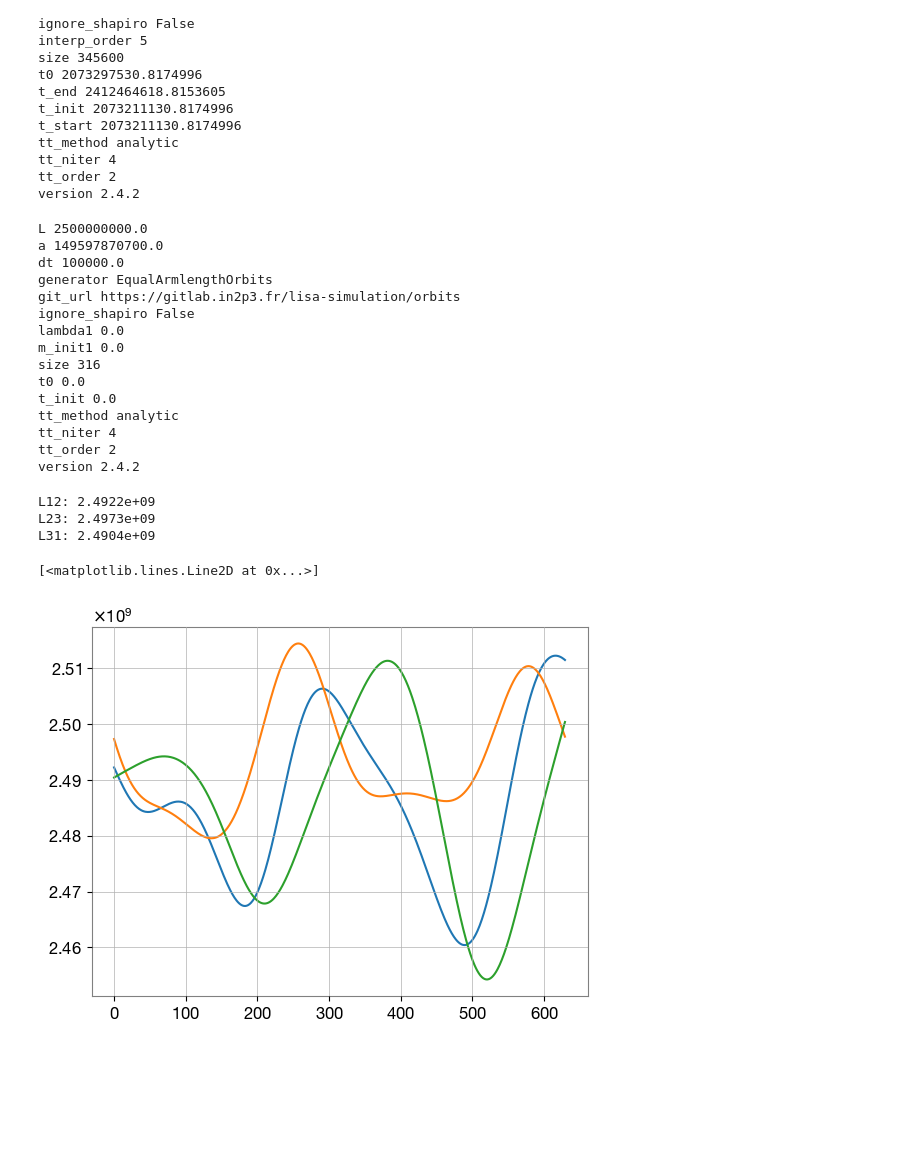
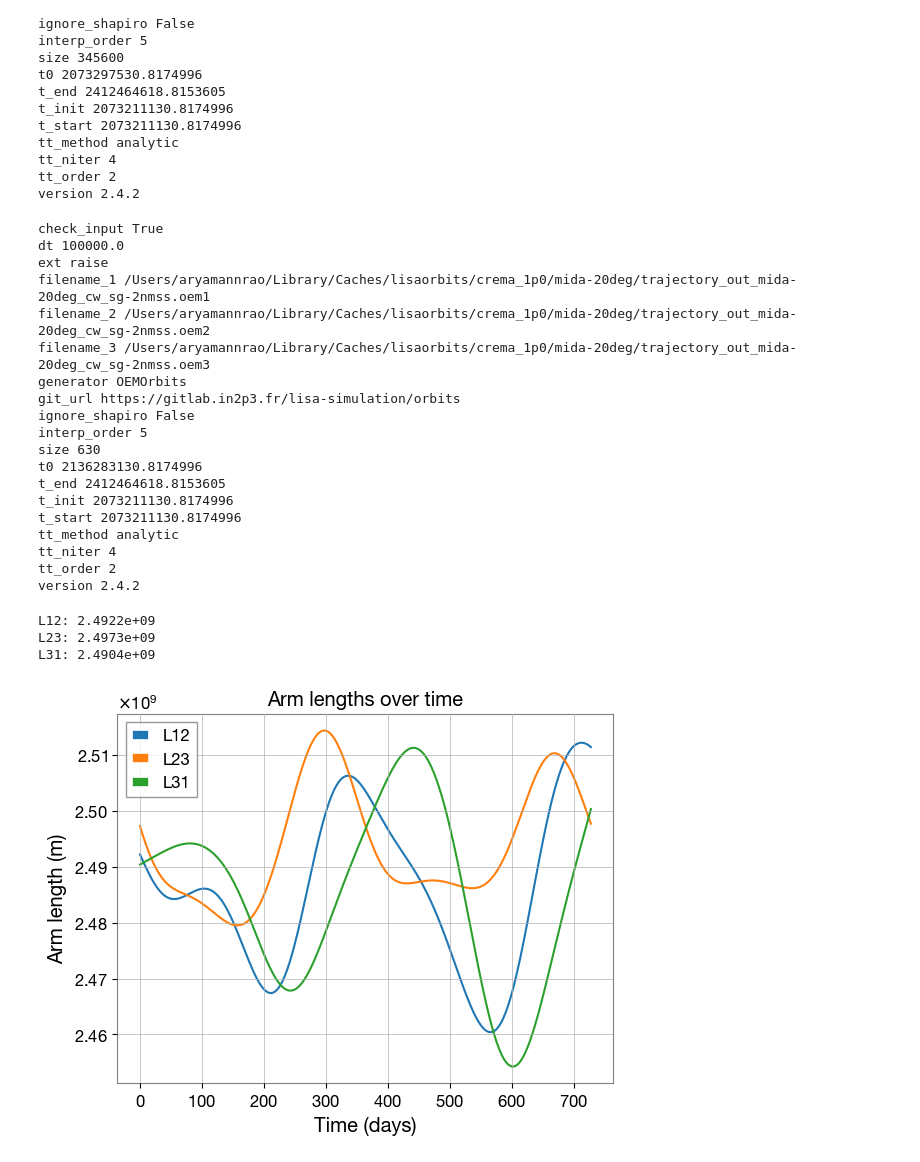
Before and after one commit to AryamannRao/LISAGlitchSignalClassifier, a Jupyter notebook: src/notebooks/random.ipynb, the cells around one changed output. Cells and saved outputs as stored; diff of their text form; code cells hidden in the pictures; blank space fills up the shorter version.

```diff
--- a/src/notebooks/random.ipynb
+++ b/src/notebooks/random.ipynb
@@ -189,27 +189,33 @@ path = DIST / 'orbits' / 'orbits3.h5'
 lisa_orbits = EqualArmlengthOrbits()
 lisa_orbits.write(path)
 # %%
-with h5py.File(path, "r") as f:
+with h5py.File(orbits_path, "r") as f:
     for key, value in f.attrs.items():
         print(key, value)
 # %% [output]
-L 2500000000.0
-a 149597870700.0
+check_input True
 dt 100000.0
-generator EqualArmlengthOrbits
+ext raise
+filename_1 /Users/aryamannrao/Library/Caches/lisaorbits/crema_1p0/mida-20deg/trajectory_out_mida-20deg_cw_sg-2nmss.oem1
+filename_2 /Users/aryamannrao/Library/Caches/lisaorbits/crema_1p0/mida-20deg/trajectory_out_mida-20deg_cw_sg-2nmss.oem2
+filename_3 /Users/aryamannrao/Library/Caches/lisaorbits/crema_1p0/mida-20deg/trajectory_out_mida-20deg_cw_sg-2nmss.oem3
+generator OEMOrbits
 git_url https://gitlab.in2p3.fr/lisa-simulation/orbits
 ignore_shapiro False
-lambda1 0.0
-m_init1 0.0
-size 316
-t0 0.0
-t_init 0.0
+interp_order 5
+size 630
+t0 2136283130.8174996
+t_end 2412464618.8153605
+t_init 2073211130.8174996
+t_start 2073211130.8174996
 tt_method analytic
 tt_niter 4
 tt_order 2
 version 2.4.2
 # %%
 orb = h5py.File(orbits_path, "r")
+orb_size = orb.attrs['size']
+orb_dt = orb.attrs['dt']
 # %%
 x = orb['tcb/x'][:]
 r1 = x[:,0,:]
@@ -228,11 +234,16 @@ L12: 2.4922e+09
 L23: 2.4973e+09
 L31: 2.4904e+09
 # %%
-plt.plot(L12)
-plt.plot(L23)
-plt.plot(L31)
+t = np.arange(0, orb_size*orb_dt, orb_dt)
+plt.plot(t/86400, L12)
+plt.plot(t/86400, L23)
+plt.plot(t/86400, L31)
+plt.xlabel('Time (days)')
+plt.ylabel('Arm length (m)')
+plt.title('Arm lengths over time')
+plt.legend(['L12', 'L23', 'L31'])
+plt.show()
 # %% [output]
-[<matplotlib.lines.Line2D at 0x...>]
-[figure, old version]
+[figure, new version]
 # %%
 orb.close()
```
Also changed, not shown: 5 other files.
